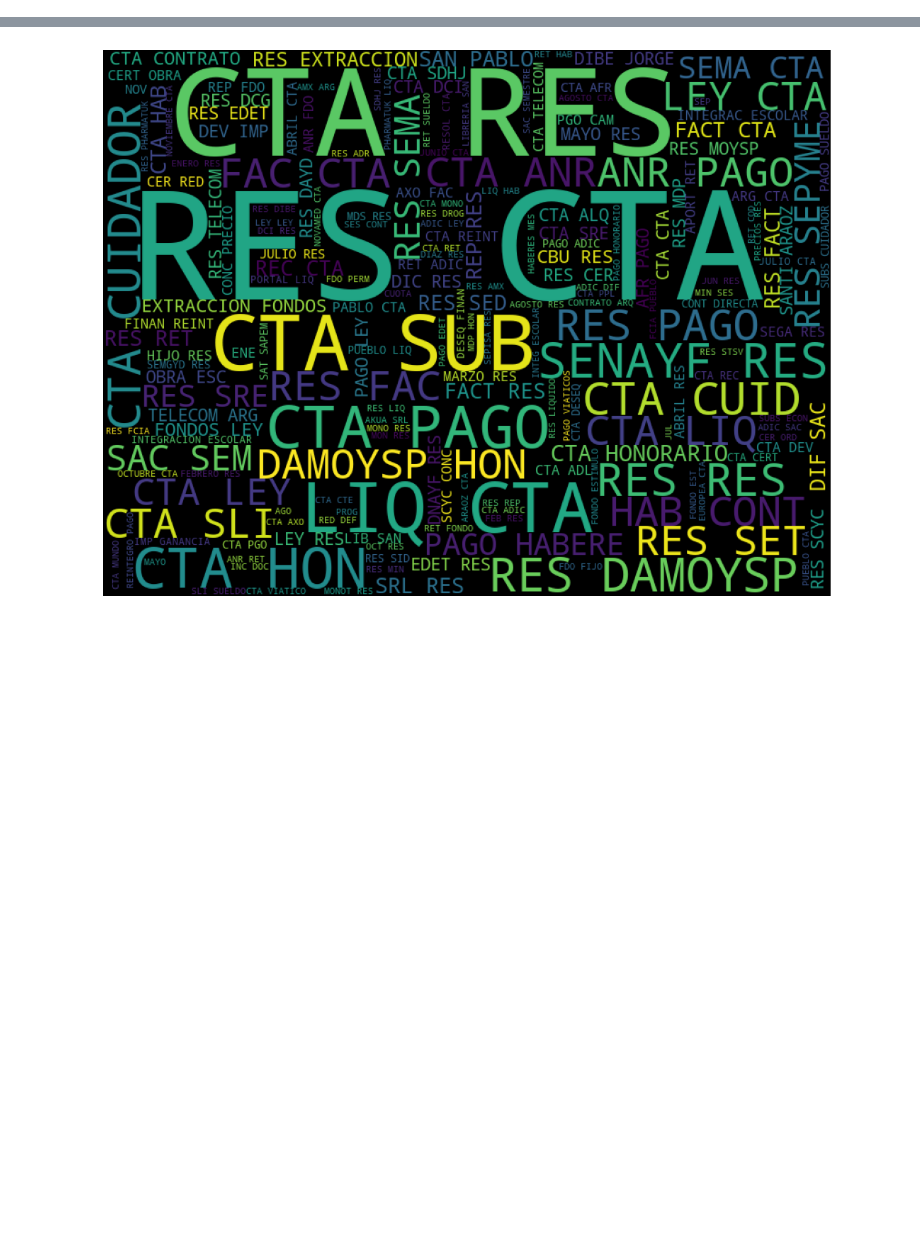
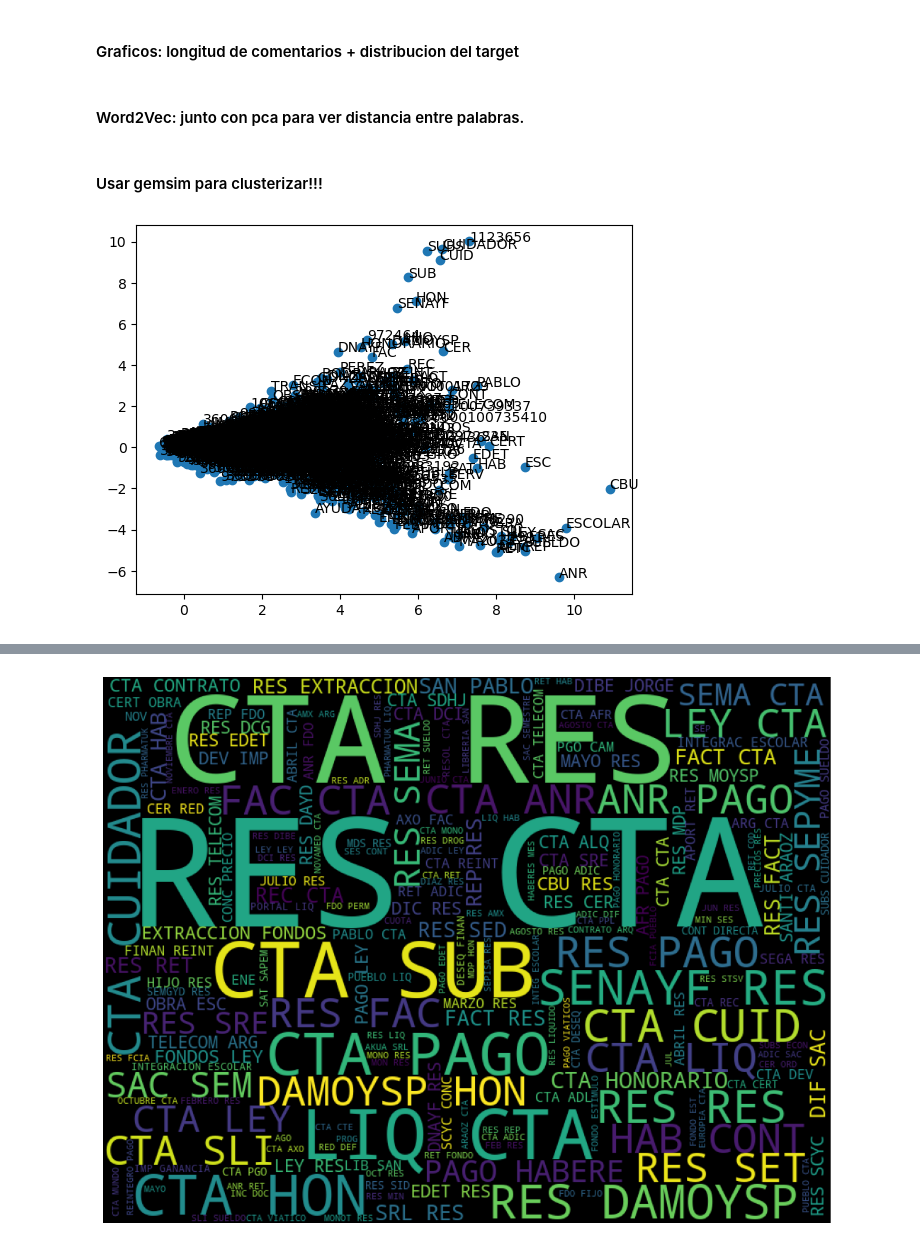
Before and after one commit to ivanjavierparra/Text-Mining-Austral, a Jupyter notebook: multiclass/ivan_text_preprocessing.ipynb, the cells around one changed output, grey strips where cells are left out. Saved outputs shown, nothing was run; the diff lists cells and outputs as text; code cells hidden in the pictures; blank space fills up the shorter version.

```diff
--- a/multiclass/ivan_text_preprocessing.ipynb
+++ b/multiclass/ivan_text_preprocessing.ipynb
@@ -84,3 +84,42 @@ df.head(2)
 |  | Tipo comp. | NÂ° cuenta | Desc. Cuenta | NÂ° TesorerÃ­a | Desc. TesorerÃ­a | NÂ° Entidad | Desc. Entidad | ... |
 | 0 | AF | 360000003873122 | SGP-RENTAS GRALES-PAGADORA ... | 1 | TESORERIA GENERAL DE LA PROVINCIA | 50 | SAF OBLIGACIONES A CARGO DEL TESORO | ... |
 | 1 | AF | 71111333 | SGP - CTA PAGADORA- CHEQUES DIFER... | 1 | TESORERIA GENERAL DE LA PROVINCIA | 50 | SAF OBLIGACIONES A CARGO DEL TESORO | ... |
+# %% [markdown]
+#### Graficos: longitud de comentarios + distribucion del target
+# %% [markdown]
+#### Word2Vec: junto con pca para ver distancia entre palabras.
+# %% [markdown]
+#### Usar gemsim para clusterizar!!!
+# %%
+import pandas as pd
+from gensim.models import Word2Vec
+from sklearn.decomposition import PCA
+import matplotlib.pyplot as plt
+
+# Supongamos que tu DataFrame se llama df
+# y contiene la columna 'texto_limpio'
+
+# Preparar las oraciones como listas de palabras
+sentences = [row.split() for row in df['texto_limpio']]
+
+# Entrenar el modelo Word2Vec
+model = Word2Vec(sentences, vector_size=100, window=5, min_count=1, workers=4)
+
+# Obtener los vectores de palabras
+words = list(model.wv.index_to_key)
+X = model.wv[words]
+
+# Aplicar PCA para reducir a 2 dimensiones
+pca = PCA(n_components=2)
+result = pca.fit_transform(X)
+
+# Graficar
+plt.scatter(result[:, 0], result[:, 1])
+
+# Anotar cada palabra en el gráfico
+for i, word in enumerate(words):
+    plt.annotate(word, xy=(result[i, 0], result[i, 1]))
+
+plt.show()
+# %% [output]
+[figure, added]
```
Also changed, not shown: parts of 4 cells of this notebook, 1 other file.
